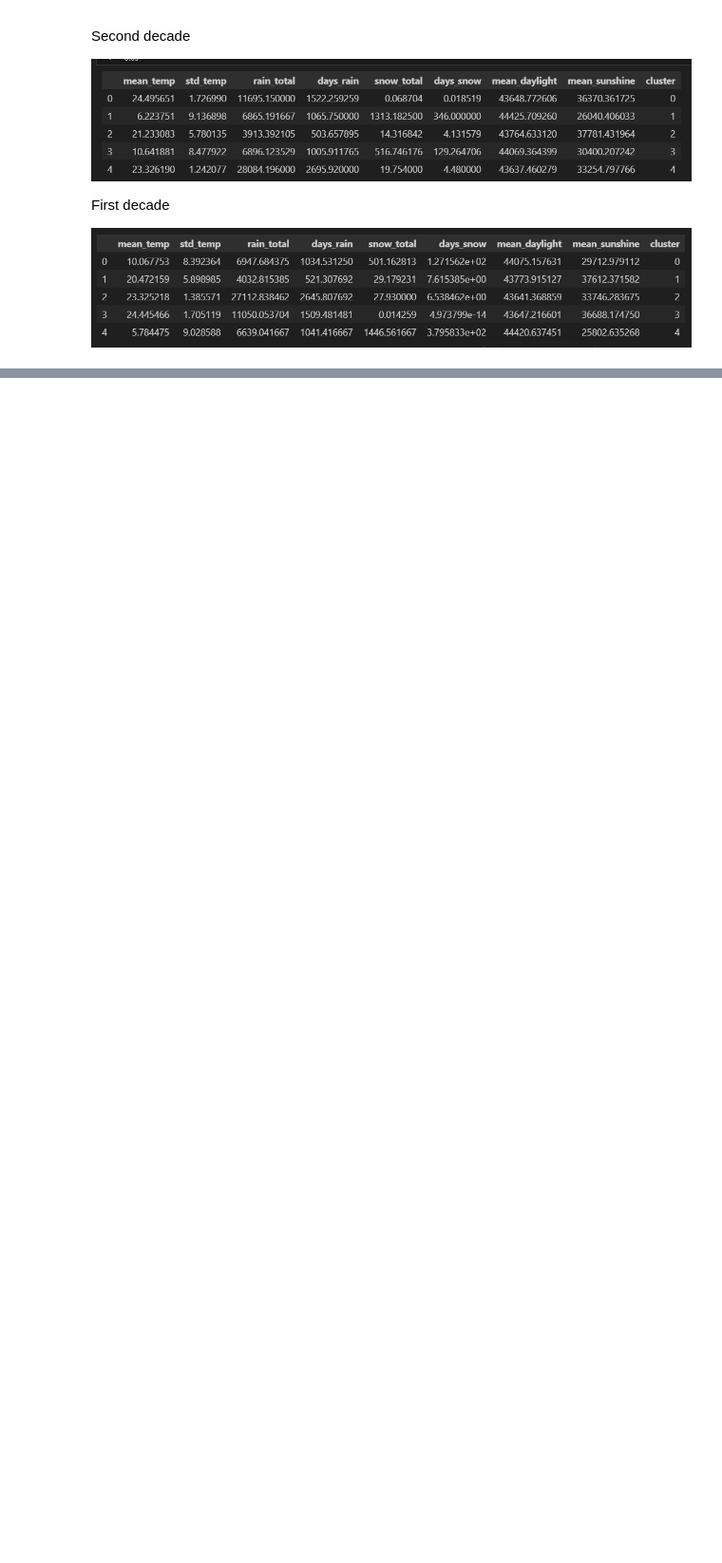
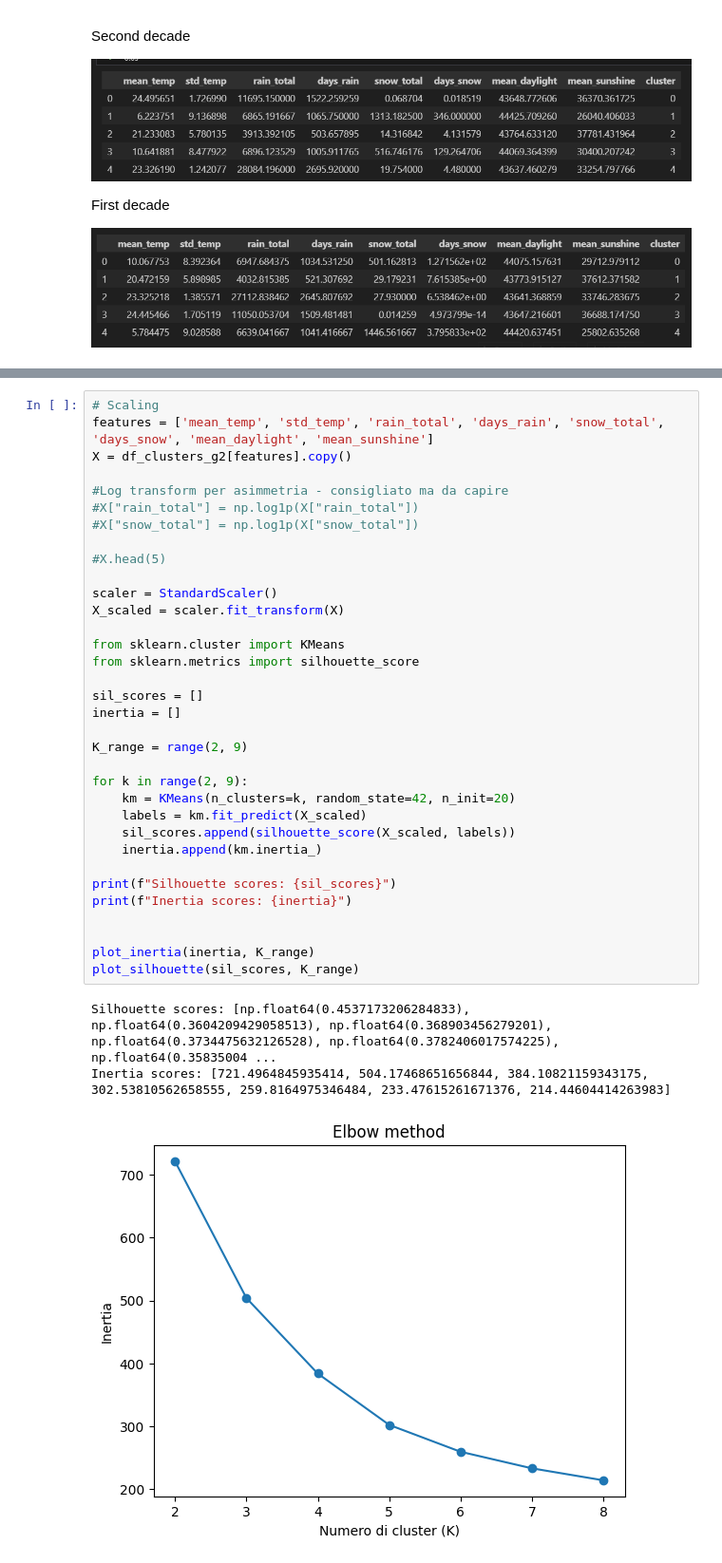
Before and after one commit to gabri17/Data-Mining-Project, a Jupyter notebook: cluster.ipynb, the cells around one changed output, grey strips where cells are left out. Shown at 95% size. Saved outputs shown, nothing was run; the diff lists cells and outputs as text; blank space fills up the shorter version.

```diff
--- a/cluster.ipynb
+++ b/cluster.ipynb
@@ -1077,0 +1221,38 @@ First decade
+# %%
+# Scaling
+features = ['mean_temp', 'std_temp', 'rain_total', 'days_rain', 'snow_total', 'days_snow', 'mean_daylight', 'mean_sunshine']
+X = df_clusters_g2[features].copy()
+
+#Log transform per asimmetria - consigliato ma da capire
+#X["rain_total"] = np.log1p(X["rain_total"])
+#X["snow_total"] = np.log1p(X["snow_total"])
+
+#X.head(5)
+
+scaler = StandardScaler()
+X_scaled = scaler.fit_transform(X)
+
+from sklearn.cluster import KMeans
+from sklearn.metrics import silhouette_score
+
+sil_scores = []
+inertia = []
+
+K_range = range(2, 9)
+
+for k in range(2, 9):
+    km = KMeans(n_clusters=k, random_state=42, n_init=20)
+    labels = km.fit_predict(X_scaled)
+    sil_scores.append(silhouette_score(X_scaled, labels))
+    inertia.append(km.inertia_)
+
+print(f"Silhouette scores: {sil_scores}")
+print(f"Inertia scores: {inertia}")
+
+
+plot_inertia(inertia, K_range)
+plot_silhouette(sil_scores, K_range)
+# %% [output]
+Silhouette scores: [np.float64(0.4537173206284833), np.float64(0.3604209429058513), np.float64(0.368903456279201), np.float64(0.3734475632126528), np.float64(0.3782406017574225), np.float64(0.35835004 ...
+Inertia scores: [721.4964845935414, 504.17468651656844, 384.10821159343175, 302.53810562658555, 259.8164975346484, 233.47615261671376, 214.44604414263983]
+[figure, added]
```
Also changed, not shown: parts of 16 cells of this notebook.
